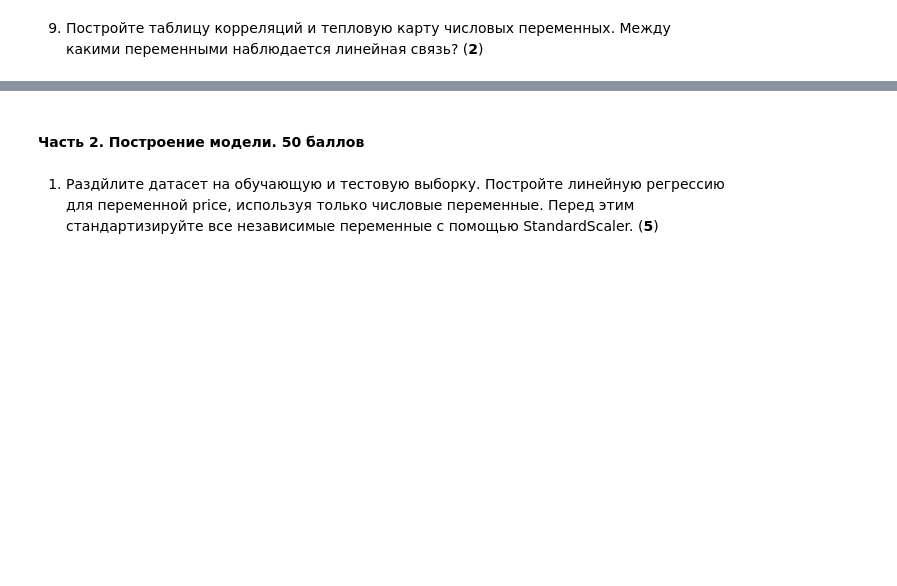
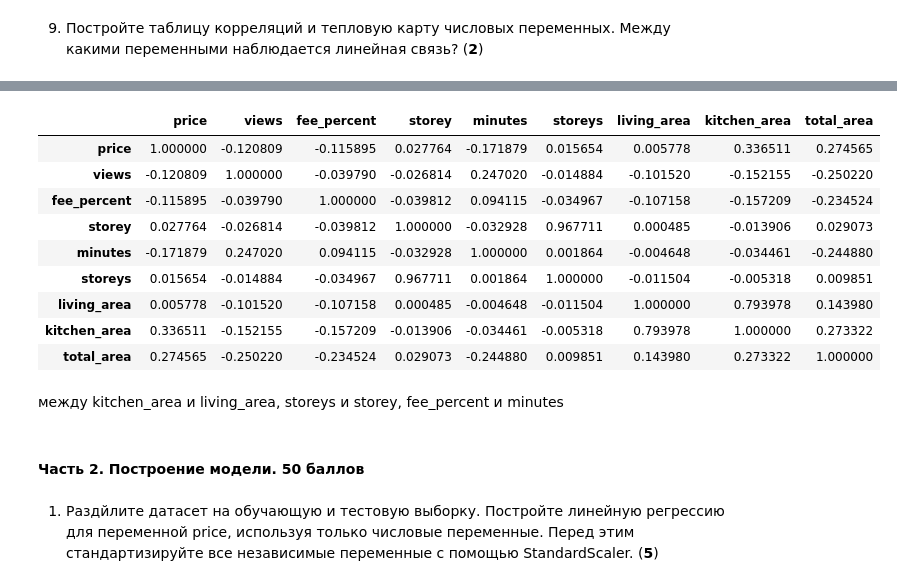
Before and after one commit to esis-a-i/Python-Analytic-Adv-HSE, a Jupyter notebook: HWs/hw3.ipynb, the cells around one changed output, grey strips where cells are left out. Cells and saved outputs as stored; diff of their text form; code cells hidden in the pictures; blank space fills up the shorter version.

```diff
--- a/HWs/hw3.ipynb
+++ b/HWs/hw3.ipynb
@@ -125,3 +156,18 @@ array(['realtor                \xa0 \xa0 ', 'owner                 ',
+# %%
+df[numerical_columns].corr()
+# %% [output]
+|  | price | views | fee_percent | storey | minutes | storeys | living_area | kitchen_area | total_area |
+| price | 1.000000 | -0.120809 | -0.115895 | 0.027764 | -0.171879 | 0.015654 | 0.005778 | 0.336511 | 0.274565 |
+| views | -0.120809 | 1.000000 | -0.039790 | -0.026814 | 0.247020 | -0.014884 | -0.101520 | -0.152155 | -0.250220 |
+| fee_percent | -0.115895 | -0.039790 | 1.000000 | -0.039812 | 0.094115 | -0.034967 | -0.107158 | -0.157209 | -0.234524 |
+| storey | 0.027764 | -0.026814 | -0.039812 | 1.000000 | -0.032928 | 0.967711 | 0.000485 | -0.013906 | 0.029073 |
+| minutes | -0.171879 | 0.247020 | 0.094115 | -0.032928 | 1.000000 | 0.001864 | -0.004648 | -0.034461 | -0.244880 |
+| storeys | 0.015654 | -0.014884 | -0.034967 | 0.967711 | 0.001864 | 1.000000 | -0.011504 | -0.005318 | 0.009851 |
+| living_area | 0.005778 | -0.101520 | -0.107158 | 0.000485 | -0.004648 | -0.011504 | 1.000000 | 0.793978 | 0.143980 |
+| kitchen_area | 0.336511 | -0.152155 | -0.157209 | -0.013906 | -0.034461 | -0.005318 | 0.793978 | 1.000000 | 0.273322 |
+| total_area | 0.274565 | -0.250220 | -0.234524 | 0.029073 | -0.244880 | 0.009851 | 0.143980 | 0.273322 | 1.000000 |
+# %% [markdown]
+между kitchen_area и living_area, storeys и storey, fee_percent и minutes
 # %% [markdown]
 #### Часть 2. Построение модели. 50 баллов
 # %% [markdown]
```
Also changed, not shown: parts of 45 cells of this notebook.
